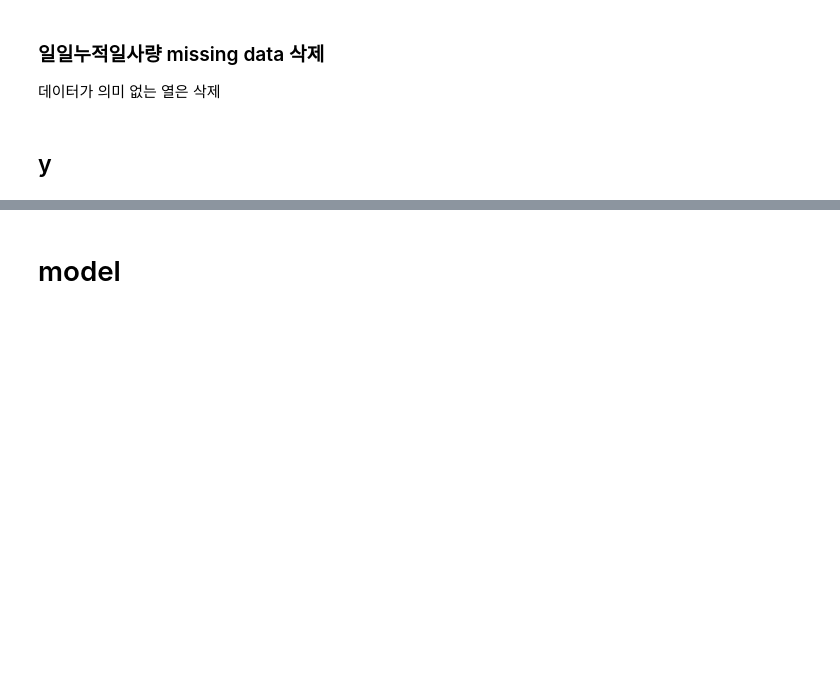
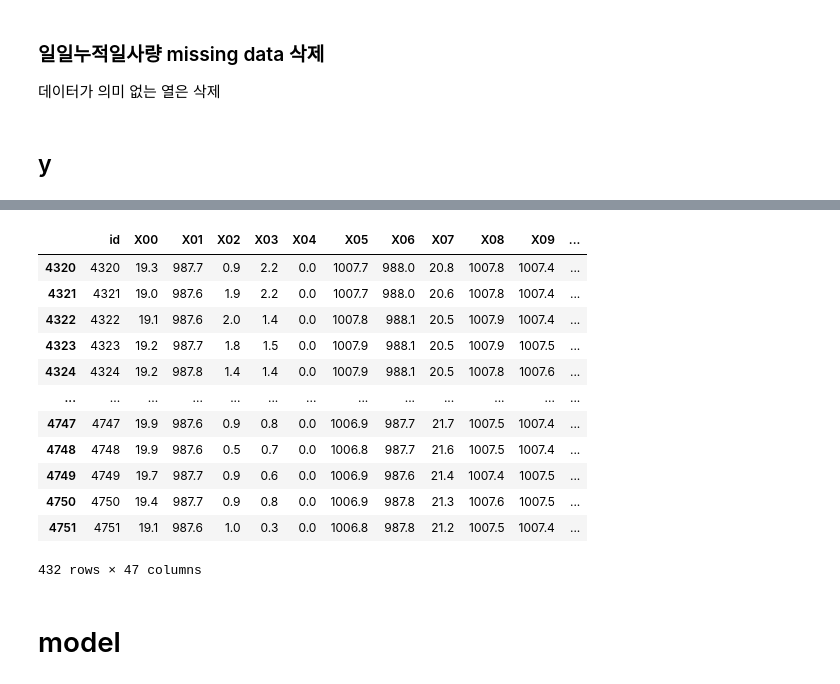
Before and after one commit to YunjinPark/dacon_temperature_forecasts, a Jupyter notebook: linear4_finetune.ipynb, the cells around one changed output, grey strips where cells are left out. Saved outputs shown, nothing was run; the diff lists cells and outputs as text; code cells hidden in the pictures; blank space fills up the shorter version.

```diff
--- a/linear4_finetune.ipynb
+++ b/linear4_finetune.ipynb
@@ -244,3 +272,20 @@ feat_y = ['Y00', 'Y01', 'Y02', 'Y03', 'Y04', 'Y05', 'Y06', 'Y07', 'Y08',
+# %%
+df_3 = df_3.drop(feat_y, axis=1)
+df_3
+# %% [output]
+|  | id | X00 | X01 | X02 | X03 | X04 | X05 | X06 | X07 | X08 | X09 | ... |
+| 4320 | 4320 | 19.3 | 987.7 | 0.9 | 2.2 | 0.0 | 1007.7 | 988.0 | 20.8 | 1007.8 | 1007.4 | ... |
+| 4321 | 4321 | 19.0 | 987.6 | 1.9 | 2.2 | 0.0 | 1007.7 | 988.0 | 20.6 | 1007.8 | 1007.4 | ... |
+| 4322 | 4322 | 19.1 | 987.6 | 2.0 | 1.4 | 0.0 | 1007.8 | 988.1 | 20.5 | 1007.9 | 1007.4 | ... |
+| 4323 | 4323 | 19.2 | 987.7 | 1.8 | 1.5 | 0.0 | 1007.9 | 988.1 | 20.5 | 1007.9 | 1007.5 | ... |
+| 4324 | 4324 | 19.2 | 987.8 | 1.4 | 1.4 | 0.0 | 1007.9 | 988.1 | 20.5 | 1007.8 | 1007.6 | ... |
+| ... | ... | ... | ... | ... | ... | ... | ... | ... | ... | ... | ... | ... |
+| 4747 | 4747 | 19.9 | 987.6 | 0.9 | 0.8 | 0.0 | 1006.9 | 987.7 | 21.7 | 1007.5 | 1007.4 | ... |
+| 4748 | 4748 | 19.9 | 987.6 | 0.5 | 0.7 | 0.0 | 1006.8 | 987.7 | 21.6 | 1007.5 | 1007.4 | ... |
+| 4749 | 4749 | 19.7 | 987.7 | 0.9 | 0.6 | 0.0 | 1006.9 | 987.6 | 21.4 | 1007.4 | 1007.5 | ... |
+| 4750 | 4750 | 19.4 | 987.7 | 0.9 | 0.8 | 0.0 | 1006.9 | 987.8 | 21.3 | 1007.6 | 1007.5 | ... |
+| 4751 | 4751 | 19.1 | 987.6 | 1.0 | 0.3 | 0.0 | 1006.8 | 987.8 | 21.2 | 1007.5 | 1007.4 | ... |
+432 rows × 47 columns
 # %% [markdown]
 # model
 # %% [markdown]
```
Also changed, not shown: parts of 16 cells of this notebook.
